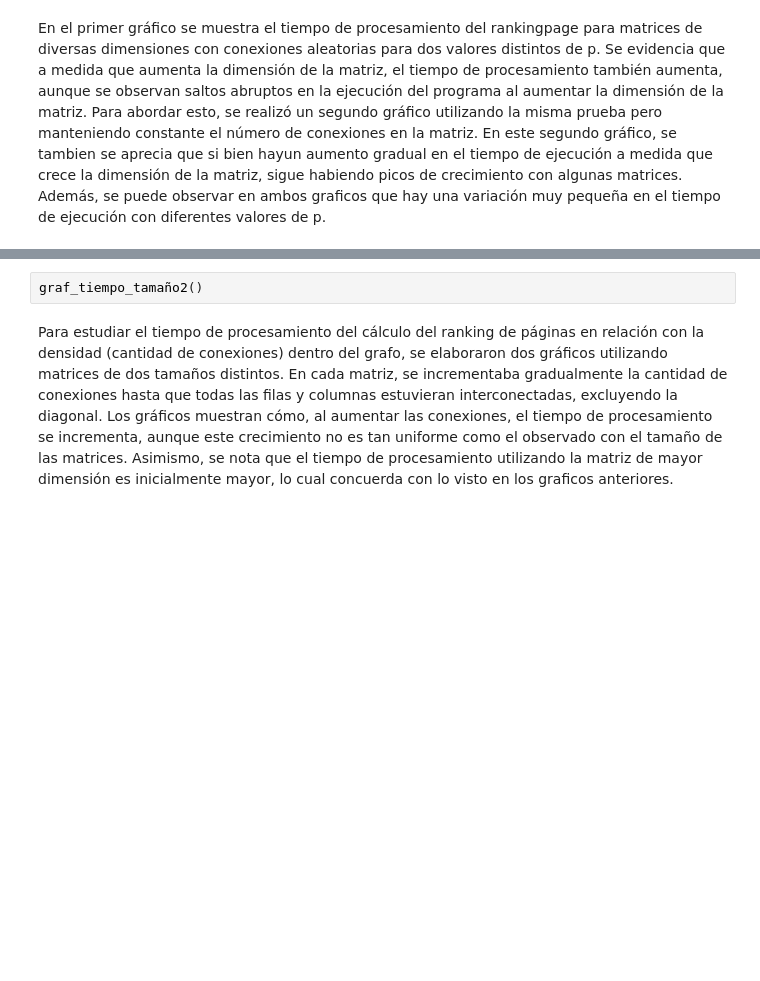
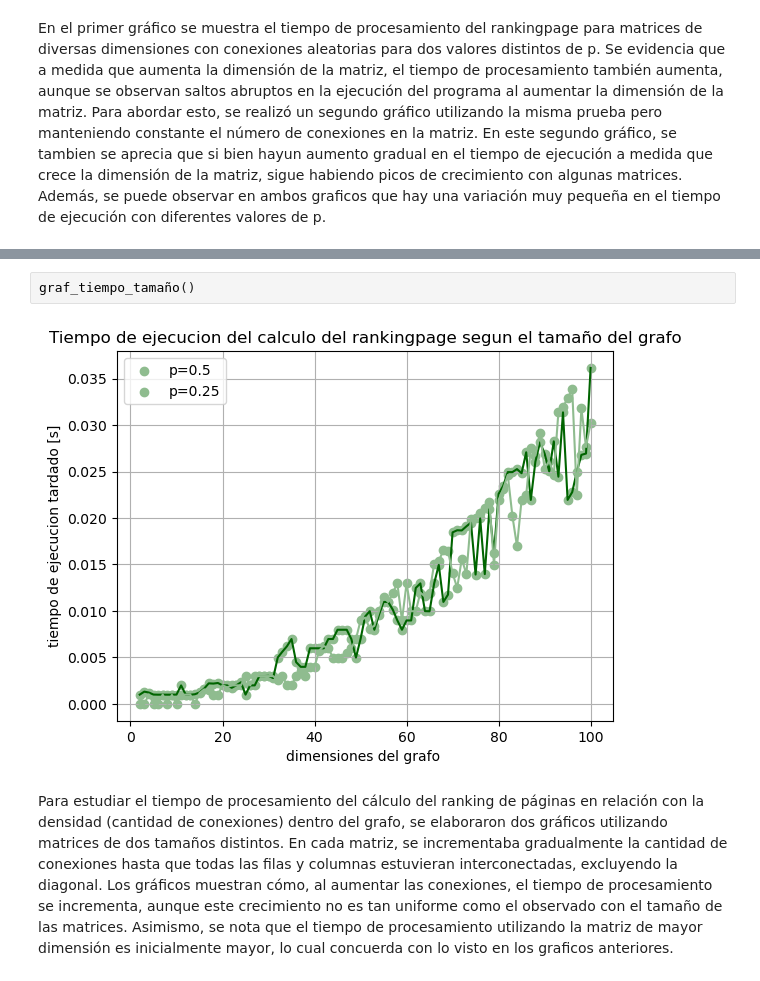
Before and after one commit to NadinaMaia/ALC_tp1, a Jupyter notebook: template-alumnos/template-alumnos/grupo_Biasoni-Soler_TP1.ipynb, the cells around one changed output, grey strips where cells are left out. Drawn from its saved outputs; the diff is of its cells as text; blank space fills up the shorter version.

```diff
--- a/template-alumnos/template-alumnos/grupo_Biasoni-Soler_TP1.ipynb
+++ b/template-alumnos/template-alumnos/grupo_Biasoni-Soler_TP1.ipynb
@@ -312,5 +319,7 @@ graf_tiempo_tamaño()
 # %%
-graf_tiempo_tamaño2()
+graf_tiempo_tamaño()
+# %% [output]
+[figure, added]
 # %% [markdown]
 Para estudiar el tiempo de procesamiento del cálculo del ranking de páginas en relación con la densidad (cantidad de conexiones) dentro del grafo, se elaboraron dos gráficos utilizando matrices de dos tamaños distintos. En cada matriz, se incrementaba gradualmente la cantidad de conexiones hasta que todas las filas y columnas estuvieran interconectadas, excluyendo la diagonal. Los gráficos muestran cómo, al aumentar las conexiones, el tiempo de procesamiento se incrementa, aunque este crecimiento no es tan uniforme como el observado con el tamaño de las matrices. Asimismo, se nota que el tiempo de procesamiento utilizando la matriz de mayor dimensión es inicialmente mayor, lo cual concuerda con lo visto en los graficos anteriores.
 # %%
```
Also changed, not shown: parts of 14 cells of this notebook, 2 other files.
